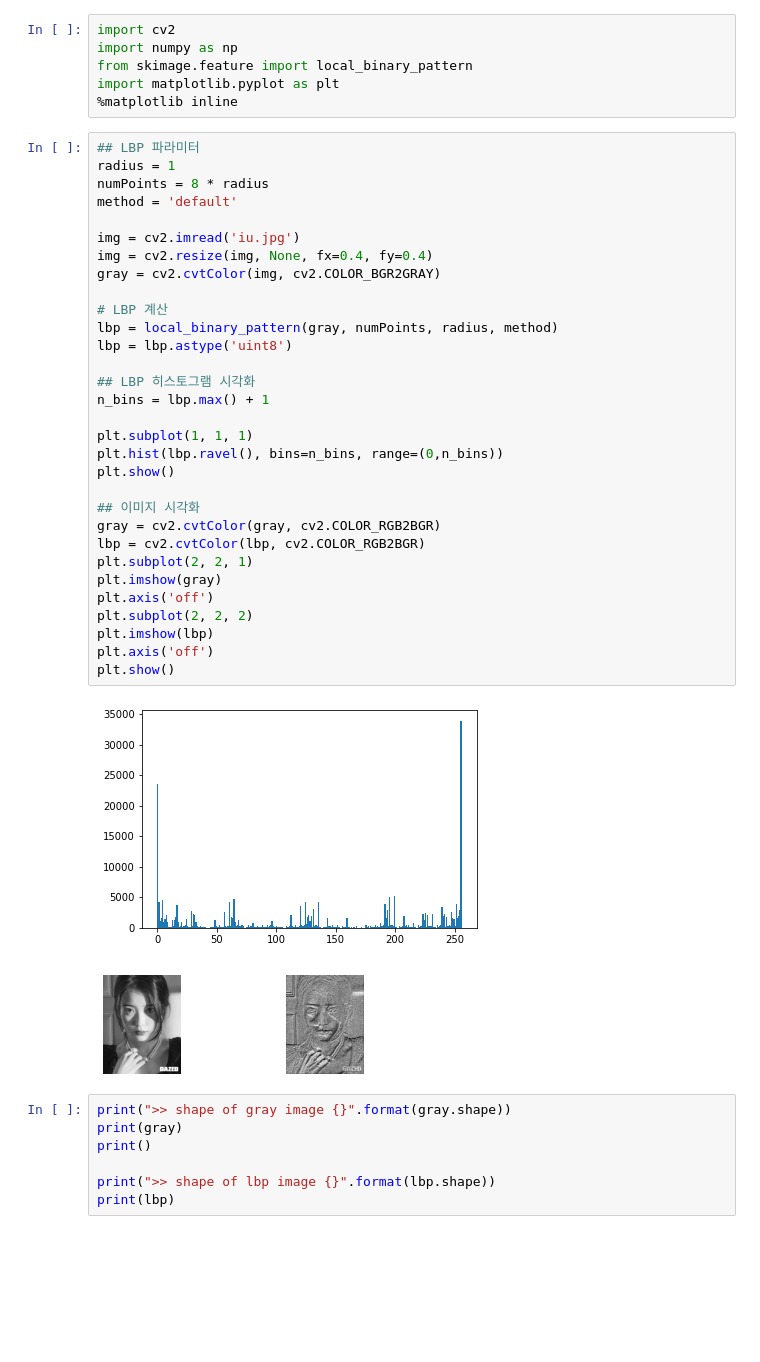
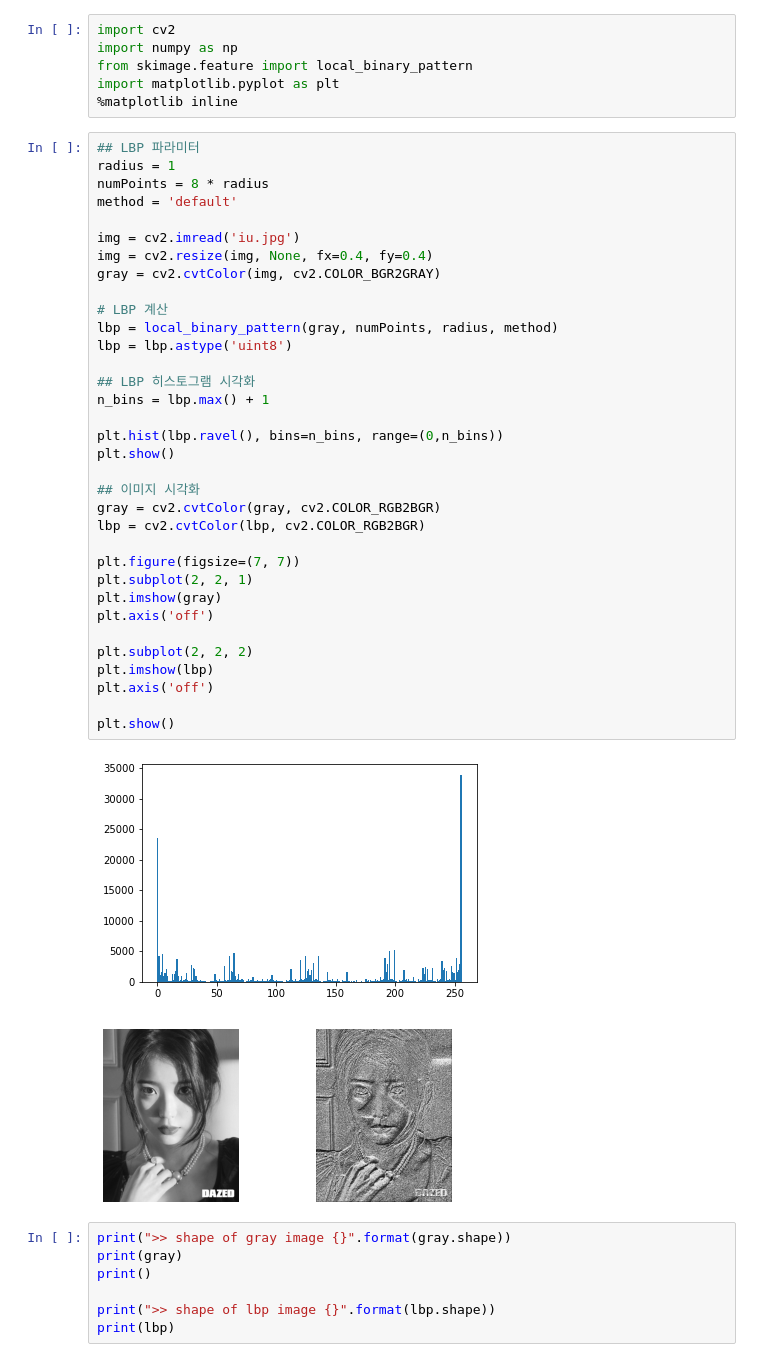
Before and after one commit to mjw2705/MachineVision, a Jupyter notebook: ch6-2_lbp/lbp.ipynb, the cells around one changed output. Cells and saved outputs as stored; diff of their text form; blank space fills up the shorter version.

```diff
--- a/ch6-2_lbp/lbp.ipynb
+++ b/ch6-2_lbp/lbp.ipynb
@@ -15,35 +48,38 @@ import matplotlib.pyplot as plt
 radius = 1
 numPoints = 8 * radius
 method = 'default'
 
 img = cv2.imread('iu.jpg')
 img = cv2.resize(img, None, fx=0.4, fy=0.4)
 gray = cv2.cvtColor(img, cv2.COLOR_BGR2GRAY)
 
 # LBP 계산
 lbp = local_binary_pattern(gray, numPoints, radius, method)
 lbp = lbp.astype('uint8')
 
 ## LBP 히스토그램 시각화
 n_bins = lbp.max() + 1
 
-plt.subplot(1, 1, 1)
 plt.hist(lbp.ravel(), bins=n_bins, range=(0,n_bins))
 plt.show()
 
 ## 이미지 시각화
 gray = cv2.cvtColor(gray, cv2.COLOR_RGB2BGR)
 lbp = cv2.cvtColor(lbp, cv2.COLOR_RGB2BGR)
+
+plt.figure(figsize=(7, 7))
 plt.subplot(2, 2, 1)
 plt.imshow(gray)
 plt.axis('off')
+
 plt.subplot(2, 2, 2)
 plt.imshow(lbp)
 plt.axis('off')
+
 plt.show()
 # %% [output]
 [figure]
-[figure, old version]
+[figure, new version]
 # %%
 print(">> shape of gray image {}".format(gray.shape))
 print(gray)
```
Also changed, not shown: parts of 10 cells of this notebook.
